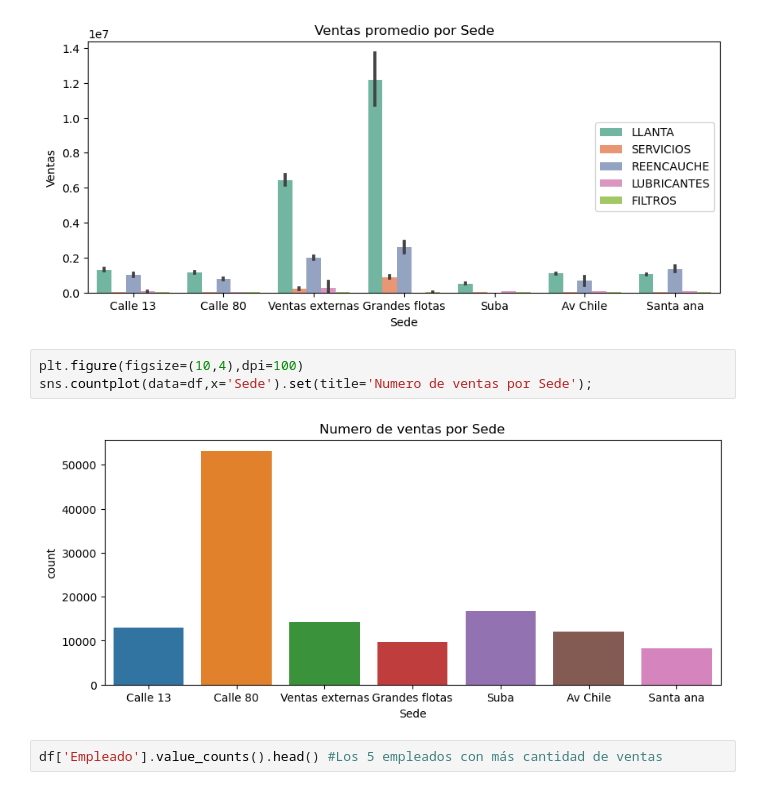
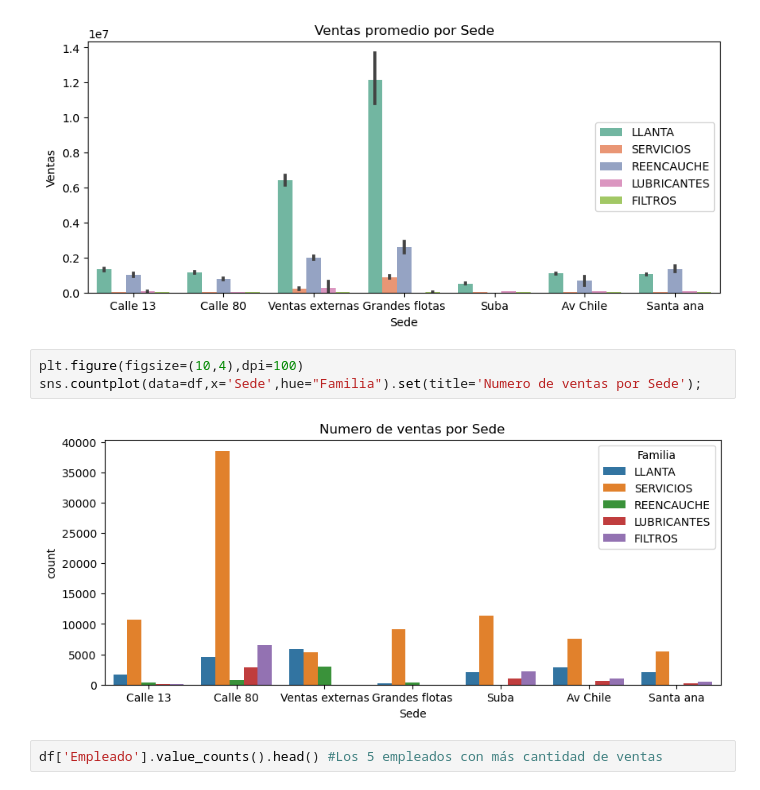
Before and after one commit to Darkzos/Project-Automotive-Service-Auto-Motors-, a Jupyter notebook: Python-Jupyter./Análisis Automotriz Final.ipynb, the cells around one changed output. Cells and saved outputs as stored; diff of their text form.

```diff
--- a/Python-Jupyter./Análisis Automotriz Final.ipynb
+++ b/Python-Jupyter./Análisis Automotriz Final.ipynb
@@ -180,9 +180,9 @@ plt.legend(bbox_to_anchor=(1,.7)); #moving the legend box
 [figure]
 # %%
 plt.figure(figsize=(10,4),dpi=100)
-sns.countplot(data=df,x='Sede').set(title='Numero de ventas por Sede');
+sns.countplot(data=df,x='Sede',hue="Familia").set(title='Numero de ventas por Sede');
 # %% [output]
-[figure, old version]
+[figure, new version]
 # %%
 df['Empleado'].value_counts().head() #Los 5 empleados con más cantidad de ventas
 # %% [output]
```
Also changed, not shown: parts of 13 cells of this notebook.
